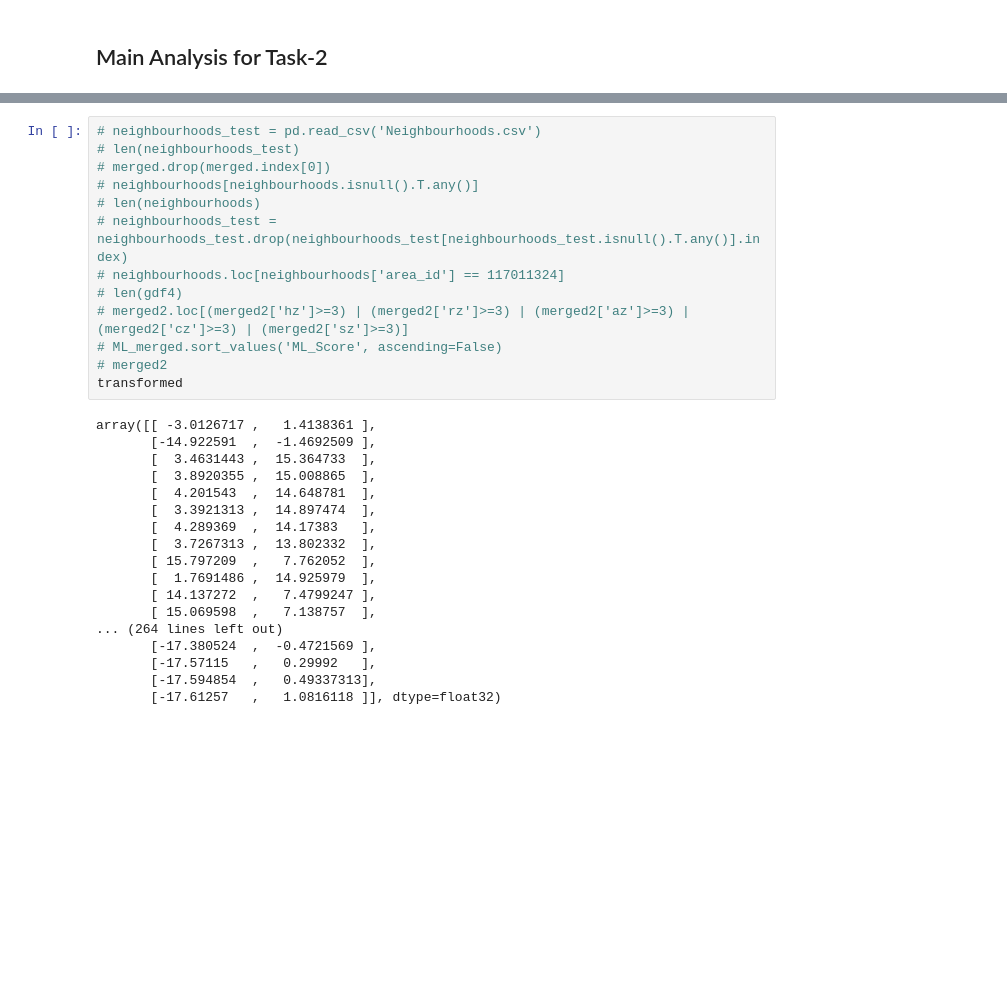
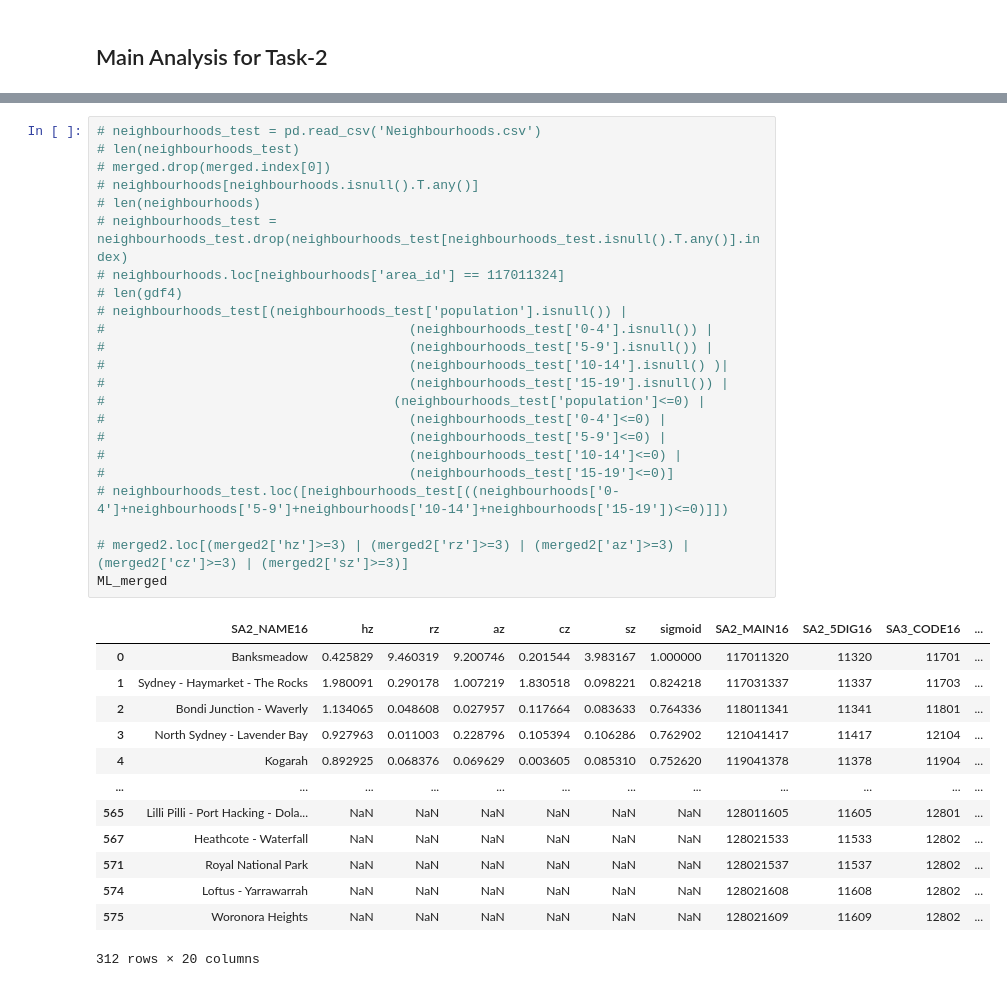
Before and after one commit to PratulSR/Sydney-Liveability-Analysis, a Jupyter notebook: Demo Notebook.ipynb, the cells around one changed output, grey strips where cells are left out. Cells and saved outputs as stored; diff of their text form; blank space fills up the shorter version.

```diff
--- a/Demo Notebook.ipynb
+++ b/Demo Notebook.ipynb
@@ -744,31 +794,37 @@ AttributeError: 'NoneType' object has no attribute 'close'
 # %%
 # neighbourhoods_test = pd.read_csv('Neighbourhoods.csv')
 # len(neighbourhoods_test)
 # merged.drop(merged.index[0])
 # neighbourhoods[neighbourhoods.isnull().T.any()]
 # len(neighbourhoods)
 # neighbourhoods_test = neighbourhoods_test.drop(neighbourhoods_test[neighbourhoods_test.isnull().T.any()].index)
 # neighbourhoods.loc[neighbourhoods['area_id'] == 117011324]
 # len(gdf4)
+# neighbourhoods_test[(neighbourhoods_test['population'].isnull()) |
+#                                       (neighbourhoods_test['0-4'].isnull()) |
+#                                       (neighbourhoods_test['5-9'].isnull()) |
+#                                       (neighbourhoods_test['10-14'].isnull() )|
+#                                       (neighbourhoods_test['15-19'].isnull()) |
+#                                     (neighbourhoods_test['population']<=0) |
+#                                       (neighbourhoods_test['0-4']<=0) |
+#                                       (neighbourhoods_test['5-9']<=0) |
+#                                       (neighbourhoods_test['10-14']<=0) |
+#                                       (neighbourhoods_test['15-19']<=0)]
+# neighbourhoods_test.loc([neighbourhoods_test[((neighbourhoods['0-4']+neighbourhoods['5-9']+neighbourhoods['10-14']+neighbourhoods['15-19'])<=0)]])
+
 # merged2.loc[(merged2['hz']>=3) | (merged2['rz']>=3) | (merged2['az']>=3) | (merged2['cz']>=3) | (merged2['sz']>=3)]
-# ML_merged.sort_values('ML_Score', ascending=False)
-# merged2
-transformed
+ML_merged
 # %% [output]
+|  | SA2_NAME16 | hz | rz | az | cz | sz | sigmoid | SA2_MAIN16 | SA2_5DIG16 | SA3_CODE16 | ... |
+| 0 | Banksmeadow | 0.425829 | 9.460319 | 9.200746 | 0.201544 | 3.983167 | 1.000000 | 117011320 | 11320 | 11701 | ... |
+| 1 | Sydney - Haymarket - The Rocks | 1.980091 | 0.290178 | 1.007219 | 1.830518 | 0.098221 | 0.824218 | 117031337 | 11337 | 11703 | ... |
+| 2 | Bondi Junction - Waverly | 1.134065 | 0.048608 | 0.027957 | 0.117664 | 0.083633 | 0.764336 | 118011341 | 11341 | 11801 | ... |
+| 3 | North Sydney - Lavender Bay | 0.927963 | 0.011003 | 0.228796 | 0.105394 | 0.106286 | 0.762902 | 121041417 | 11417 | 12104 | ... |
+| 4 | Kogarah | 0.892925 | 0.068376 | 0.069629 | 0.003605 | 0.085310 | 0.752620 | 119041378 | 11378 | 11904 | ... |
+| ... | ... | ... | ... | ... | ... | ... | ... | ... | ... | ... | ... |
+| 565 | Lilli Pilli - Port Hacking - Dola... | NaN | NaN | NaN | NaN | NaN | NaN | 128011605 | 11605 | 12801 | ... |
+| 567 | Heathcote - Waterfall | NaN | NaN | NaN | NaN | NaN | NaN | 128021533 | 11533 | 12802 | ... |
+| 571 | Royal National Park | NaN | NaN | NaN | NaN | NaN | NaN | 128021537 | 11537 | 12802 | ... |
+| 574 | Loftus - Yarrawarrah | NaN | NaN | NaN | NaN | NaN | NaN | 128021608 | 11608 | 12802 | ... |
+| 575 | Woronora Heights | NaN | NaN | NaN | NaN | NaN | NaN | 128021609 | 11609 | 12802 | ... |
-array([[ -3.0126717 ,   1.4138361 ],
-       [-14.922591  ,  -1.4692509 ],
-       [  3.4631443 ,  15.364733  ],
-       [  3.8920355 ,  15.008865  ],
-       [  4.201543  ,  14.648781  ],
-       [  3.3921313 ,  14.897474  ],
-       [  4.289369  ,  14.17383   ],
-       [  3.7267313 ,  13.802332  ],
-       [ 15.797209  ,   7.762052  ],
-       [  1.7691486 ,  14.925979  ],
-       [ 14.137272  ,   7.4799247 ],
-       [ 15.069598  ,   7.138757  ],
-... (264 lines left out)
-       [-17.380524  ,  -0.4721569 ],
-       [-17.57115   ,   0.29992   ],
-       [-17.594854  ,   0.49337313],
-       [-17.61257   ,   1.0816118 ]], dtype=float32)
+312 rows × 20 columns
```
Also changed, not shown: parts of 76 cells of this notebook.
